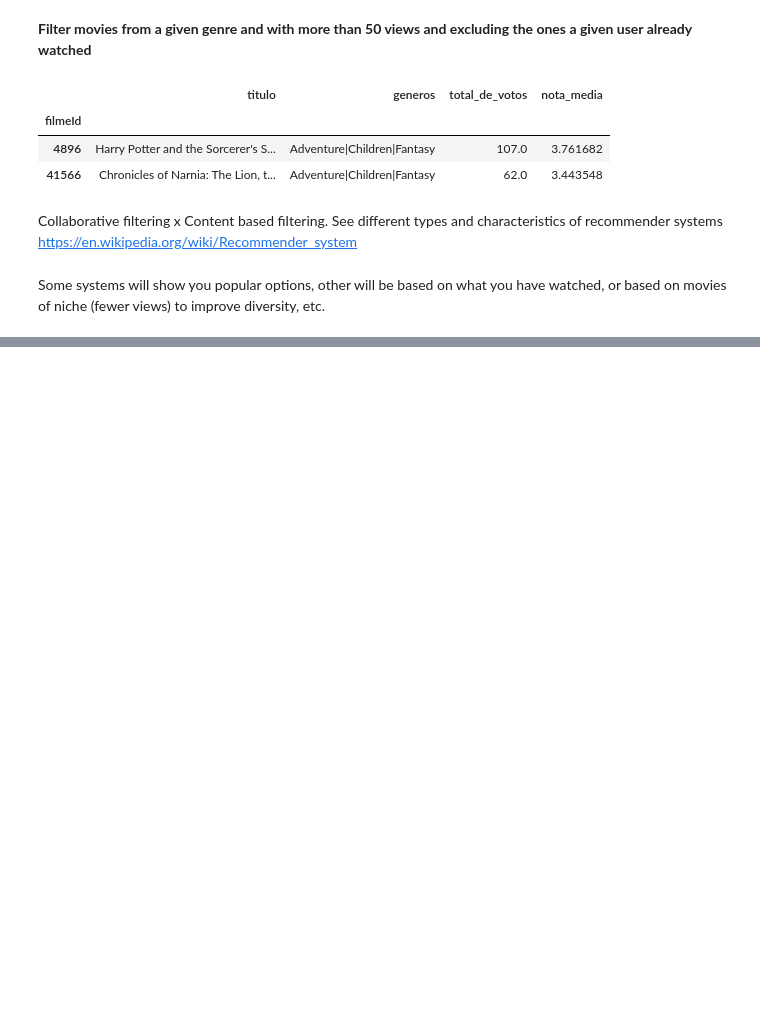
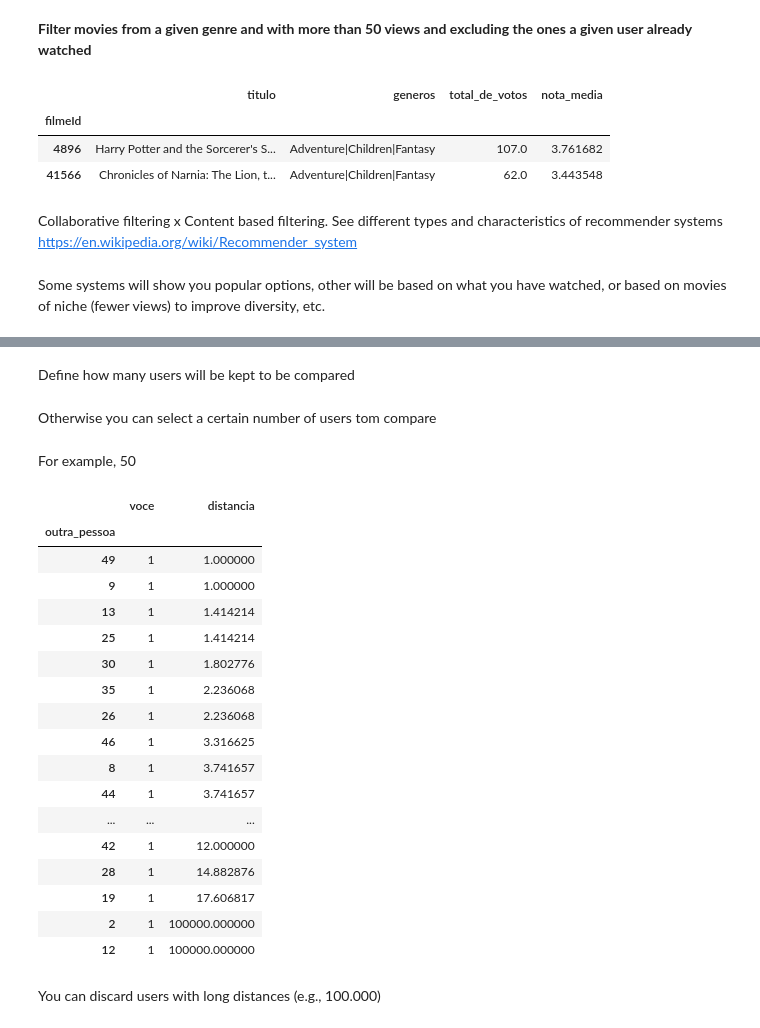
Before and after one commit to MarceloPiemonteRibeiro/learning-Machine-learning, a Jupyter notebook: Recommender system/ML_system_recommendation.ipynb, the cells around one changed output, grey strips where cells are left out. Cells and saved outputs as stored; diff of their text form; code cells hidden in the pictures; blank space fills up the shorter version.

```diff
--- a/Recommender system/ML_system_recommendation.ipynb
+++ b/Recommender system/ML_system_recommendation.ipynb
@@ -192,0 +295,6 @@ Some systems will show you popular options, other will be based on what you have
+# %%
+voce_id=1
+
+for usuario_id in notas['usuarioId'].unique():
+    informacoes = distancia_de_usuarios(voce_id, usuario_id)
+    print(informacoes)
@@ -192,0 +321,8 @@ Some systems will show you popular options, other will be based on what you have
+# %%
+def distancia_de_todos(voce_id):
+  todos_os_usuarios = notas['usuarioId'].unique()
+  distancias = [distancia_de_usuarios(voce_id, usuario_id) for usuario_id in todos_os_usuarios]
+  distancias = pd.DataFrame(distancias, columns = ["voce", "outra_pessoa", "distancia"])
+  return distancias
+
+distancia_de_todos(1).head()
@@ -192,0 +379,6 @@ Some systems will show you popular options, other will be based on what you have
+# %%
+def mais_proximos_de(voce_id):
+  distancias = distancia_de_todos(voce_id)
+  distancias = distancias.sort_values("distancia")
+  distancias = distancias.set_index("outra_pessoa").drop(voce_id)
+  return distancias
@@ -192,0 +399,10 @@ Some systems will show you popular options, other will be based on what you have
+# %% [markdown]
+Define how many users will be kept to be compared
+# %%
+def mais_proximos_de(voce_id, n = None): # None= all users
+  distancias = distancia_de_todos(voce_id, n = n)
+  distancias = distancias.sort_values("distancia")
+  distancias = distancias.set_index("outra_pessoa").drop(voce_id)
+  return distancias
+# %% [markdown]
+Otherwise you can select a certain number of users tom compare
@@ -192,0 +417,25 @@ Some systems will show you popular options, other will be based on what you have
+# %% [markdown]
+For example, 50
+# %%
+mais_proximos_de(1, n = 50)
+# %% [output]
+|  | voce | distancia |
+| outra_pessoa |  |  |
+| 49 | 1 | 1.000000 |
+| 9 | 1 | 1.000000 |
+| 13 | 1 | 1.414214 |
+| 25 | 1 | 1.414214 |
+| 30 | 1 | 1.802776 |
+| 35 | 1 | 2.236068 |
+| 26 | 1 | 2.236068 |
+| 46 | 1 | 3.316625 |
+| 8 | 1 | 3.741657 |
+| 44 | 1 | 3.741657 |
+| ... | ... | ... |
+| 42 | 1 | 12.000000 |
+| 28 | 1 | 14.882876 |
+| 19 | 1 | 17.606817 |
+| 2 | 1 | 100000.000000 |
+| 12 | 1 | 100000.000000 |
+# %% [markdown]
+You can discard users with long distances (e.g., 100.000)
```
Also changed, not shown: parts of 81 cells of this notebook.
